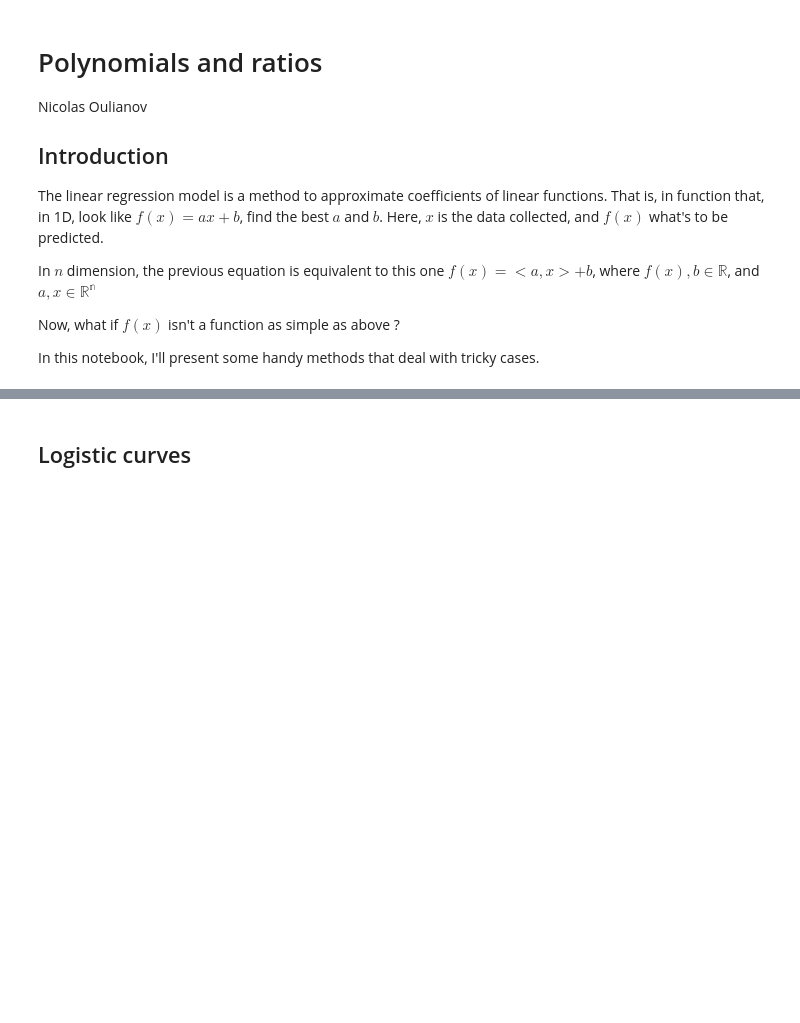
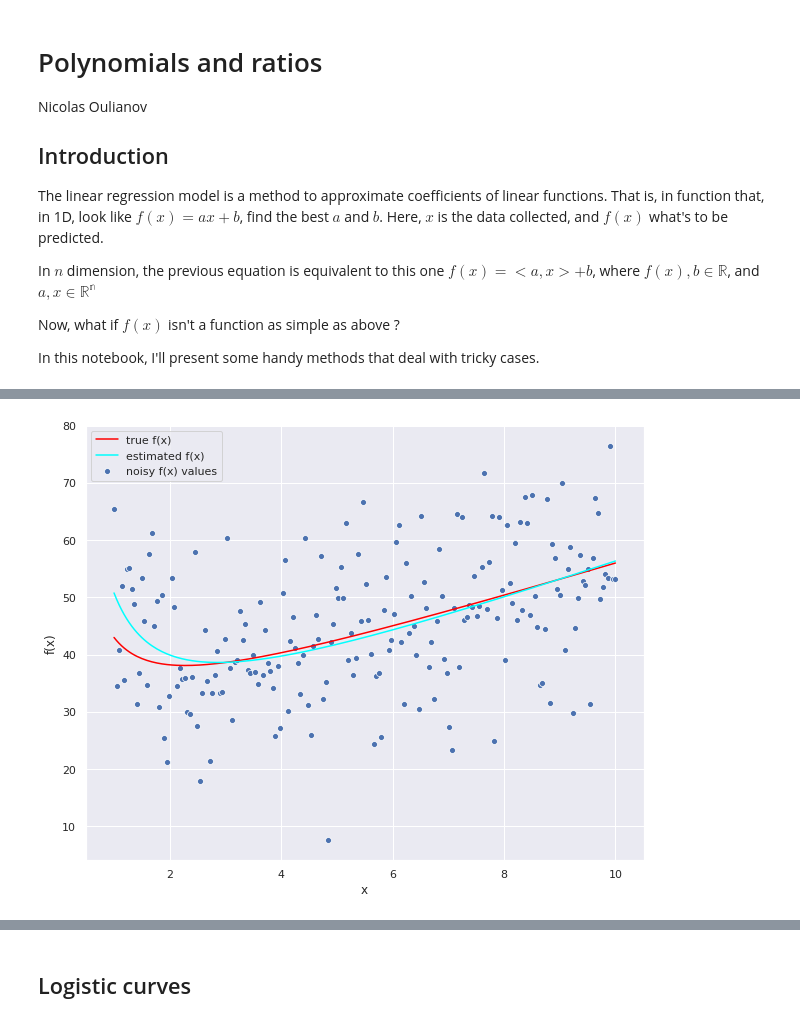
Before and after one commit to oulianov/linear-models, a Jupyter notebook: Polynomials and ratios.ipynb, the cells around one changed output, grey strips where cells are left out. Cells and saved outputs as stored; diff of their text form; code cells hidden in the pictures; blank space fills up the shorter version.

```diff
--- a/Polynomials and ratios.ipynb
+++ b/Polynomials and ratios.ipynb
@@ -58,0 +114,28 @@ plt.show()
+# %%
+# Number of observations
+n = 200
+
+# features vectors
+x = np.linspace(1, 10, n)
+y = np.linspace(2, 6, n)
+
+# f(x), the values we try to predict
+a, b, c = 20, 3, 10
+f_x = a + b*x + c*y/x
+
+# Add gaussian noise to the data.
+f_x_noisy = f_x + (np.random.randn(n)*10)
+
+# Estimate a, b, c, d using linear regression
+model = LinearRegression()
+
+# Transformation
+X = np.array([x, y/x]).T
+model.fit(X, f_x_noisy)
+f_x_estimated = model.predict(X)
+
+# Plotting
+# We plot only according to the x axis.
+visualisation()
+# %% [output]
+[figure, added]
```
Also changed, not shown: parts of 13 cells of this notebook.
